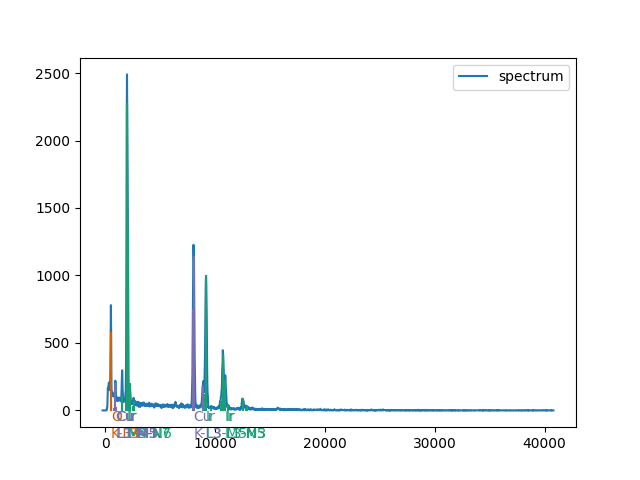
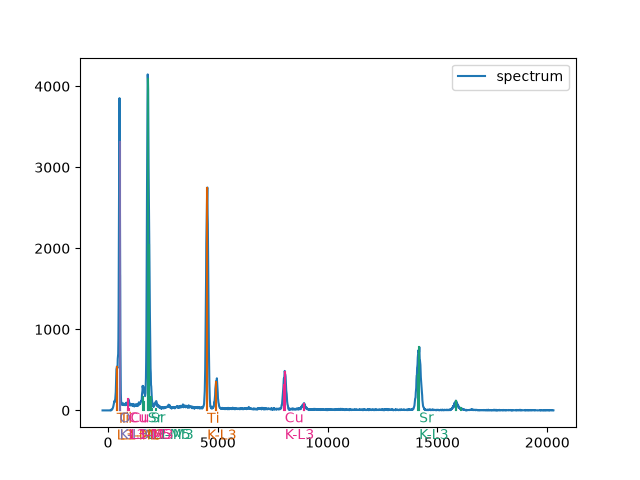
The change to this notebook cell's code, shown as a diff; its figure went from the first image to the second:
--- before
+++ after
@@ -1,9 +1,9 @@
 
 #element_dict = pyTEMlib.eds_tools.get_elements(spectrum) 
-pyTEMlib.eds_tools.add_element(spectrum, ['Ir', 'O', 'Cu'])
+pyTEMlib.eds_tools.add_element(spectrum, ['Sr', 'Ti', 'O', 'Cu'])
 spectrum.metadata['EDS']['elements'].keys()
 
 plt.figure()
-plt.plot(spectrum.energy_scale,spectrum, label = 'spectrum')
+plt.plot(spectrum.energy_scale.values,spectrum, label = 'spectrum')
 pyTEMlib.eds_tools.plot_lines(spectrum.metadata['EDS']['elements'], plt.gca())
 plt.legend();

Commit: update